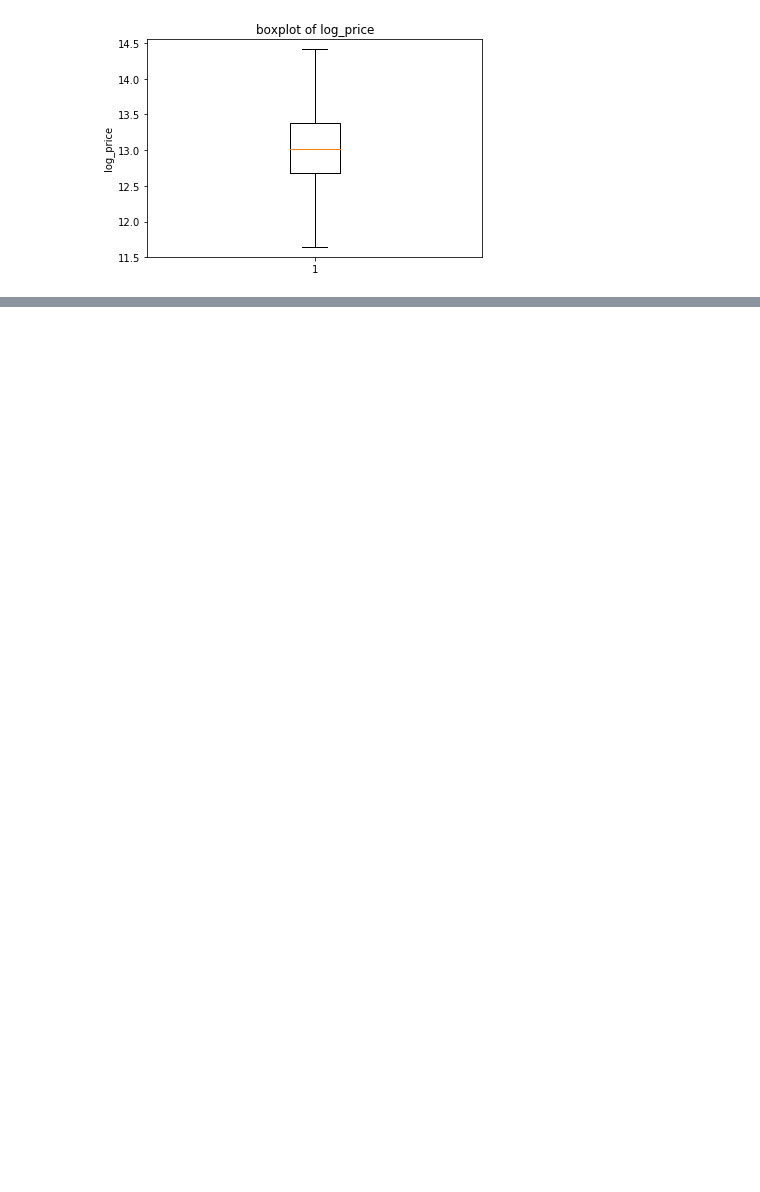
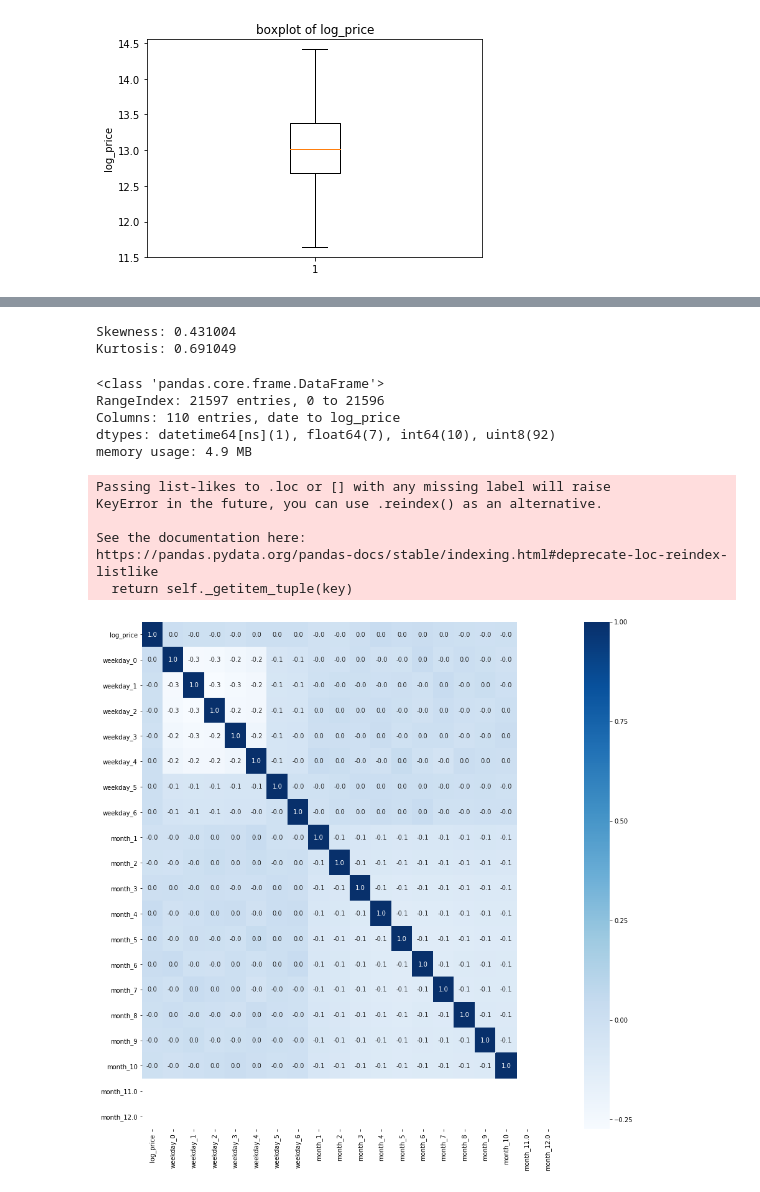
Before and after one commit to giorosati/dsc-1-final-project-online-ds-pt-100118, a Jupyter notebook: student.ipynb, the cells around one changed output, grey strips where cells are left out. Drawn from its saved outputs; the diff is of its cells as text; code cells hidden in the pictures; blank space fills up the shorter version.

```diff
--- a/student.ipynb
+++ b/student.ipynb
@@ -513,0 +304,39 @@ price~lat
+# %%
+# log_price fits with the normal PDF very well.
+
+#Look at log_price curve characteristics: skewness and kurtosis
+print("Skewness: %f" % df2.log_price.skew())
+print("Kurtosis: %f" % df2.log_price.kurt())
+# %% [output]
+Skewness: 0.431004
+Kurtosis: 0.691049
+# %%
+
+# comment about skewness, kurtosis, heterscendacity
+
+df2.info()
+# %% [output]
+<class 'pandas.core.frame.DataFrame'>
+RangeIndex: 21597 entries, 0 to 21596
+Columns: 110 entries, date to log_price
+dtypes: datetime64[ns](1), float64(7), int64(10), uint8(92)
+memory usage: 4.9 MB
+# %%
+# look at a heatmap for the day_of_week and month as they correlate to log_price
+
+f,ax = plt.subplots(figsize=(15, 15))
+sns.heatmap(df2.loc[:,['log_price',
+                             'weekday_0', 'weekday_1', 'weekday_2', 'weekday_3', 'weekday_4', 'weekday_5', 'weekday_6',
+                             'month_1', 'month_2', 'month_3', 'month_4', 'month_5', 'month_6',
+                             'month_7', 'month_8', 'month_9', 'month_10', 'month_11.0', 'month_12.0',
+                             ]].corr(),
+                                annot=True, cmap="Blues", fmt= '.1f')
+plt.show()
+# %% [output]
+Passing list-likes to .loc or [] with any missing label will raise
+KeyError in the future, you can use .reindex() as an alternative.
+
+See the documentation here:
+https://pandas.pydata.org/pandas-docs/stable/indexing.html#deprecate-loc-reindex-listlike
+  return self._getitem_tuple(key)
+[figure, added]
```
Also changed, not shown: parts of 79 cells of this notebook.
